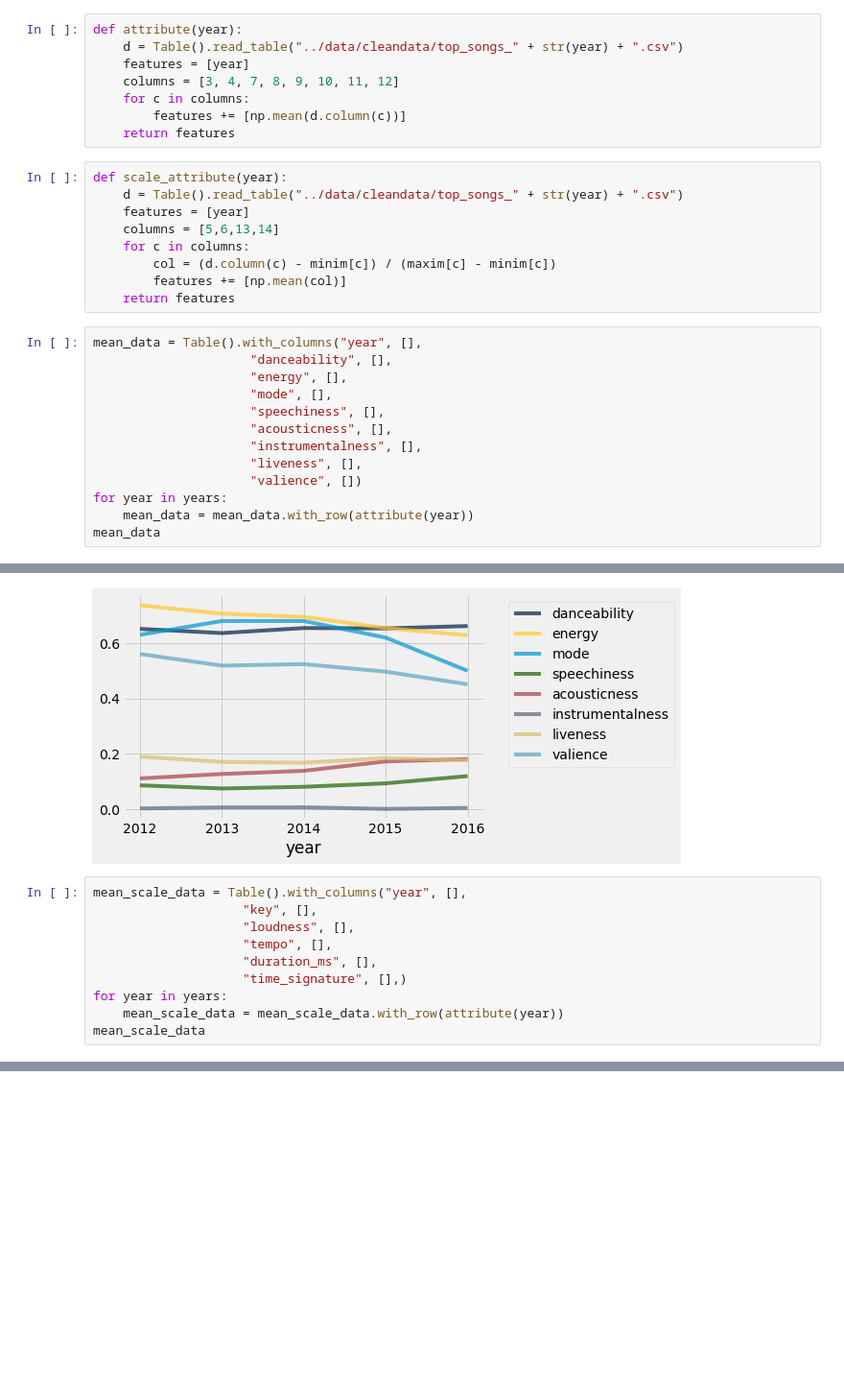
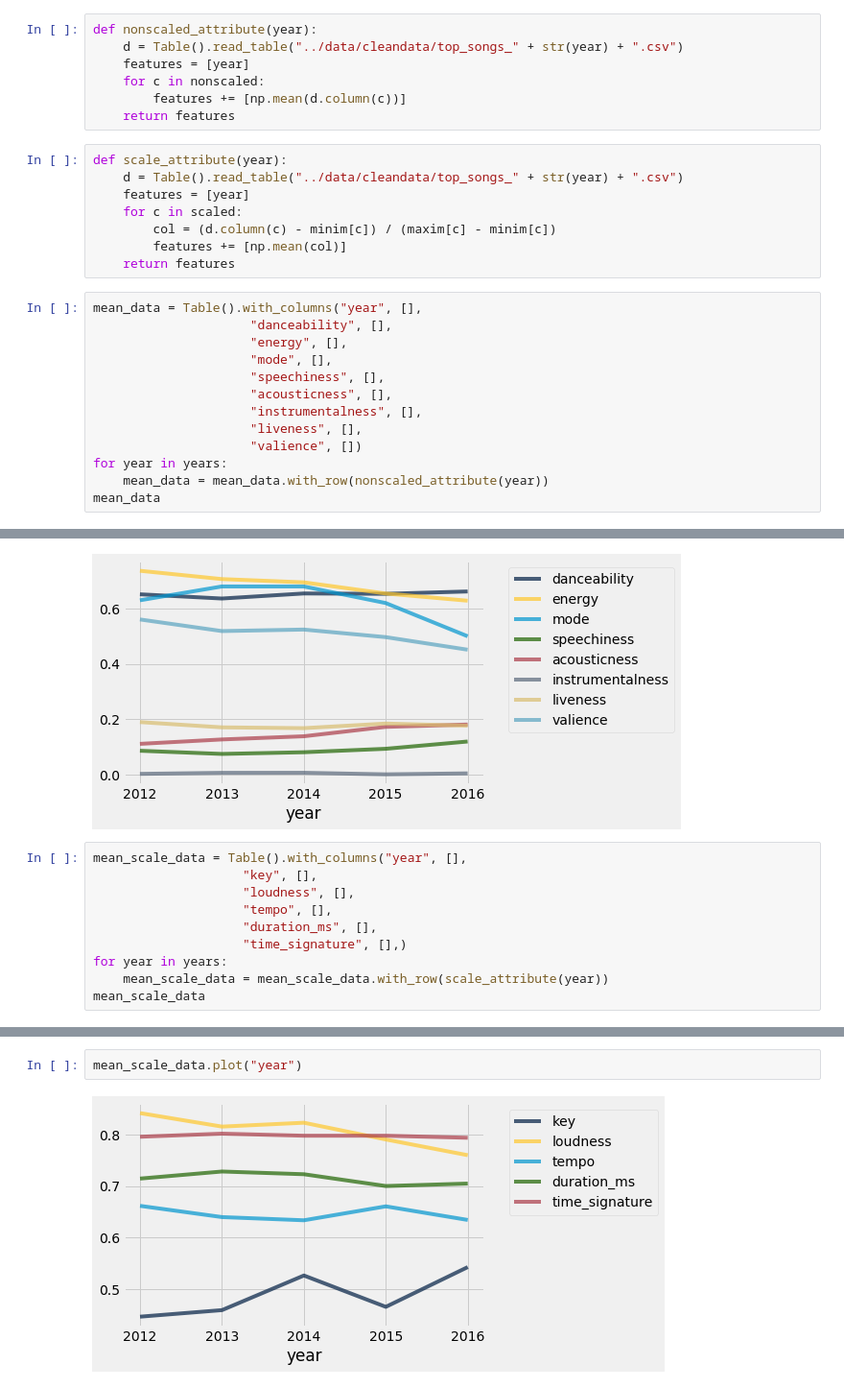
Before and after one commit to anatasiavela/Spot-the-Future, a Jupyter notebook: code/Line_Graph.ipynb, the cells around one changed output, grey strips where cells are left out. Shown at 96% size. Cells and saved outputs as stored; diff of their text form; blank space fills up the shorter version.

```diff
--- a/code/Line_Graph.ipynb
+++ b/code/Line_Graph.ipynb
@@ -23,19 +25,17 @@ for year in years:
         if max(d.column(i)) > minim[i]:
             maxim[i] = max(d.column(i))
 # %%
-def attribute(year):
+def nonscaled_attribute(year):
     d = Table().read_table("../data/cleandata/top_songs_" + str(year) + ".csv")
     features = [year]
-    columns = [3, 4, 7, 8, 9, 10, 11, 12]
-    for c in columns:
+    for c in nonscaled:
         features += [np.mean(d.column(c))]
     return features
 # %%
 def scale_attribute(year):
     d = Table().read_table("../data/cleandata/top_songs_" + str(year) + ".csv")
     features = [year]
-    columns = [5,6,13,14]
-    for c in columns:
+    for c in scaled:
         col = (d.column(c) - minim[c]) / (maxim[c] - minim[c])
         features += [np.mean(col)]
     return features
@@ -50,7 +50,7 @@ mean_data = Table().with_columns("year", [],
                      "liveness", [],
                      "valience", [])
 for year in years:
-    mean_data = mean_data.with_row(attribute(year))
+    mean_data = mean_data.with_row(nonscaled_attribute(year))
 mean_data
 # %% [output]
 | year | danceability | energy | mode | speechiness | acousticness | instrumentalness | liveness | valience |
@@ -71,6 +71,6 @@ mean_scale_data = Table().with_columns("year", [],
                     "duration_ms", [],
                     "time_signature", [],)
 for year in years:
-    mean_scale_data = mean_scale_data.with_row(attribute(year))
+    mean_scale_data = mean_scale_data.with_row(scale_attribute(year))
 mean_scale_data
 # %% [output]
@@ -77,0 +83,4 @@ Exception: Row should have 6 columns
+# %%
+mean_scale_data.plot("year")
+# %% [output]
+[figure, added]
```
Also changed, not shown: parts of 5 cells of this notebook, 2 other files.
